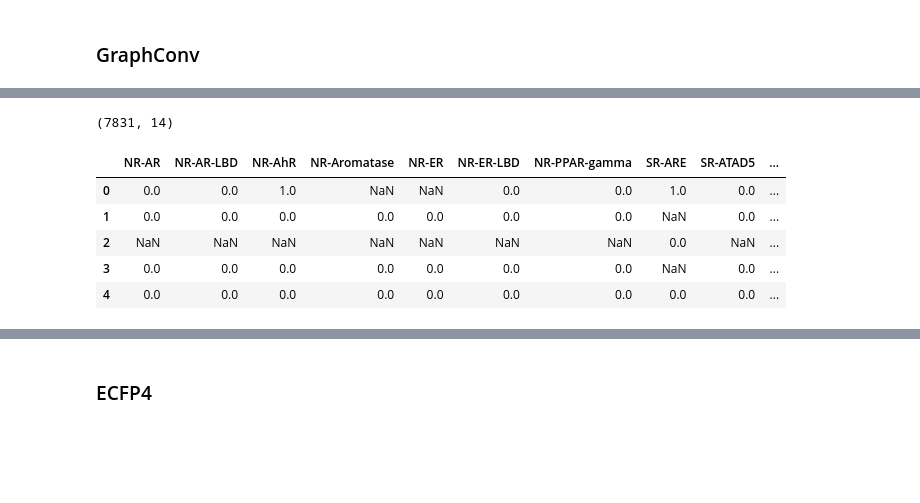
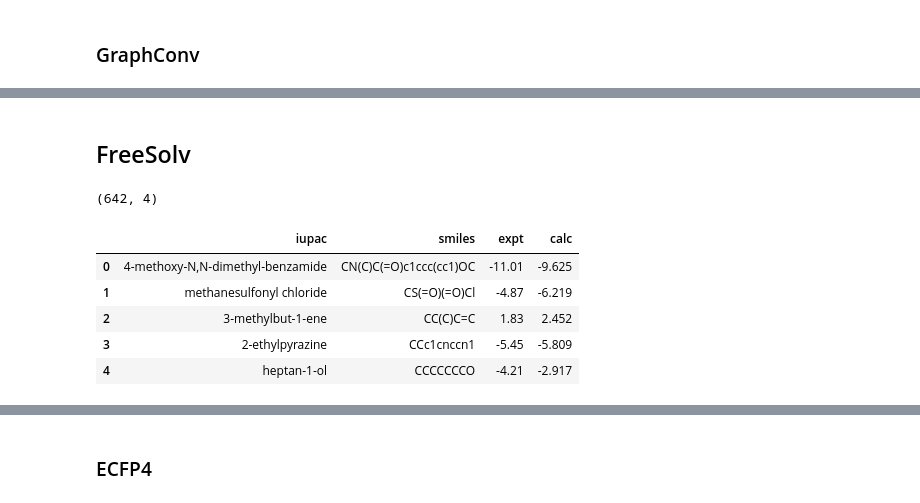
Before and after one commit to DSPsleeporg/smiles-transformer, a Jupyter notebook: smiles_transformer/evaluate.ipynb, the cells around one changed output, grey strips where cells are left out. Saved outputs shown, nothing was run; the diff lists cells and outputs as text; code cells hidden in the pictures; blank space fills up the shorter version.

```diff
--- a/smiles_transformer/evaluate.ipynb
+++ b/smiles_transformer/evaluate.ipynb
@@ -406,12 +400,14 @@ computed_metrics: [0.8447754882898261]
+# %% [markdown]
+## FreeSolv
 # %%
-df = pd.read_csv('data/tox21.csv')
+df = pd.read_csv('data/freesolv.csv')
 print(df.shape)
 df.head()
 # %% [output]
-(7831, 14)
+(642, 4)
-|  | NR-AR | NR-AR-LBD | NR-AhR | NR-Aromatase | NR-ER | NR-ER-LBD | NR-PPAR-gamma | SR-ARE | SR-ATAD5 | ... |
-| 0 | 0.0 | 0.0 | 1.0 | NaN | NaN | 0.0 | 0.0 | 1.0 | 0.0 | ... |
-| 1 | 0.0 | 0.0 | 0.0 | 0.0 | 0.0 | 0.0 | 0.0 | NaN | 0.0 | ... |
-| 2 | NaN | NaN | NaN | NaN | NaN | NaN | NaN | 0.0 | NaN | ... |
-| 3 | 0.0 | 0.0 | 0.0 | 0.0 | 0.0 | 0.0 | 0.0 | NaN | 0.0 | ... |
-| 4 | 0.0 | 0.0 | 0.0 | 0.0 | 0.0 | 0.0 | 0.0 | 0.0 | 0.0 | ... |
+|  | iupac | smiles | expt | calc |
+| 0 | 4-methoxy-N,N-dimethyl-benzamide | CN(C)C(=O)c1ccc(cc1)OC | -11.01 | -9.625 |
+| 1 | methanesulfonyl chloride | CS(=O)(=O)Cl | -4.87 | -6.219 |
+| 2 | 3-methylbut-1-ene | CC(C)C=C | 1.83 | 2.452 |
+| 3 | 2-ethylpyrazine | CCc1cnccn1 | -5.45 | -5.809 |
+| 4 | heptan-1-ol | CCCCCCCO | -4.21 | -2.917 |
```
Also changed, not shown: parts of 218 cells of this notebook, 3 other files.
